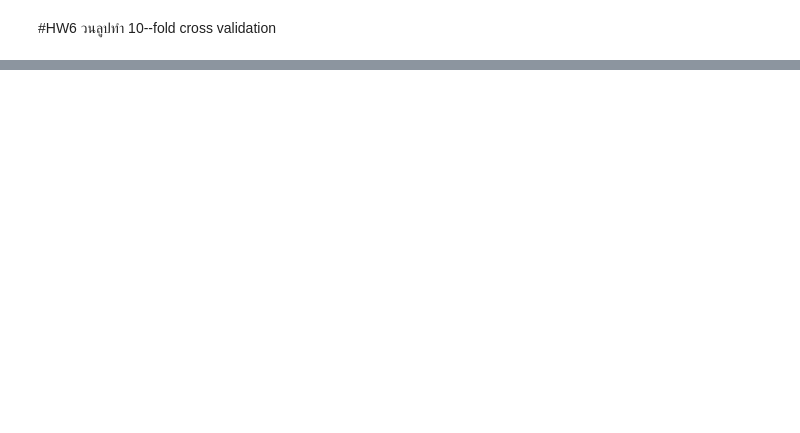
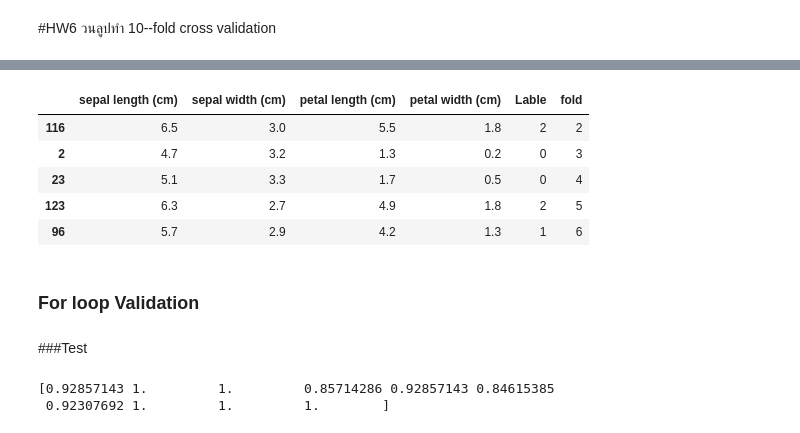
Before and after one commit to Nattakonjpg/bsc_dpbm22, a Jupyter notebook: Performance_Evaluation.ipynb, the cells around one changed output, grey strips where cells are left out. Cells and saved outputs as stored; diff of their text form; code cells hidden in the pictures; blank space fills up the shorter version.

```diff
--- a/Performance_Evaluation.ipynb
+++ b/Performance_Evaluation.ipynb
@@ -80,0 +103,12 @@ shuffle_iris.head()
+# %%
+iris_table2 = shuffle_iris[shuffle_iris['fold'] > 1]
+iris_table2.head()
+# %% [output]
+|  | sepal length (cm) | sepal width (cm) | petal length (cm) | petal width (cm) | Lable | fold |
+| 116 | 6.5 | 3.0 | 5.5 | 1.8 | 2 | 2 |
+| 2 | 4.7 | 3.2 | 1.3 | 0.2 | 0 | 3 |
+| 23 | 5.1 | 3.3 | 1.7 | 0.5 | 0 | 4 |
+| 123 | 6.3 | 2.7 | 4.9 | 1.8 | 2 | 5 |
+| 96 | 5.7 | 2.9 | 4.2 | 1.3 | 1 | 6 |
+# %% [markdown]
+### For loop Validation
@@ -80,0 +120,14 @@ shuffle_iris.head()
+# %% [markdown]
+###Test
+# %%
+# Create a Decision Tree classifier object
+dt = DecisionTreeClassifier(random_state=6)
+
+# Create a 10-fold cross-validation object
+kf = KFold(n_splits=10, shuffle=True, random_state=6)
+
+# Perform 10-fold cross-validation
+scores = cross_val_score(dt, x, y, cv=kf)
+# %% [output]
+[0.92857143 1.         1.         0.85714286 0.92857143 0.84615385
+ 0.92307692 1.         1.         1.        ]
```
Also changed, not shown: parts of 10 cells of this notebook.
